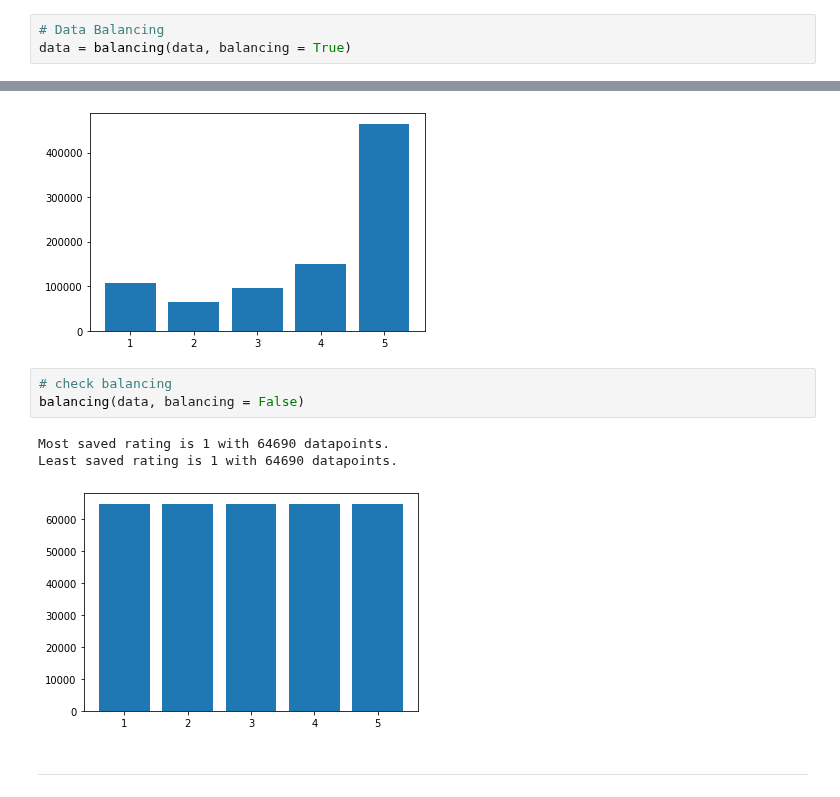
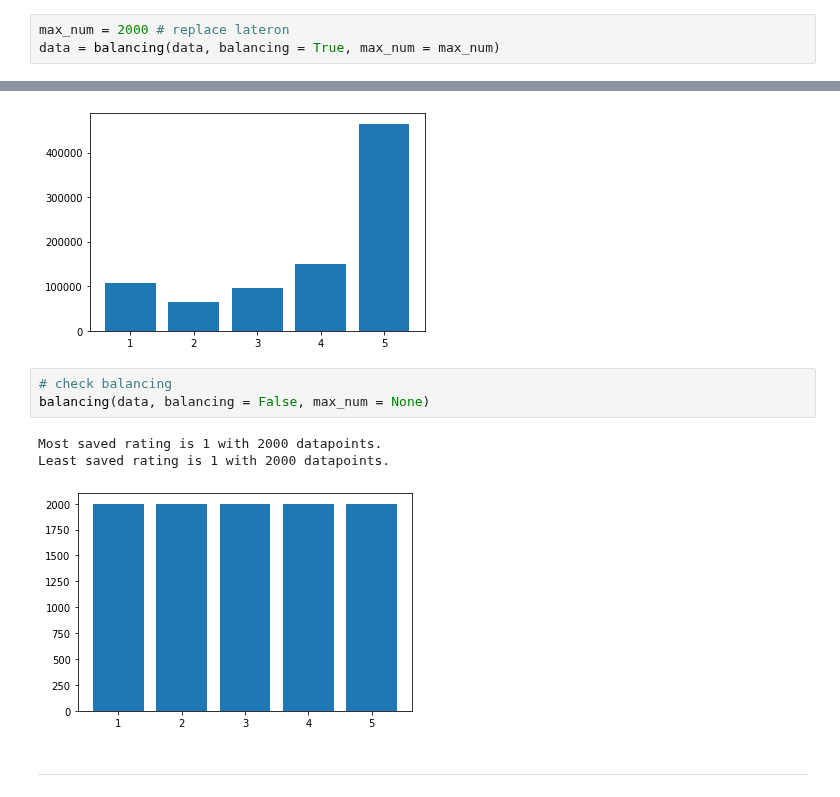
Before and after one commit to Phantomias3782/AmazonReviews, a Jupyter notebook: AmazonReviews_SentimentAnalysis.ipynb, the cells around one changed output, grey strips where cells are left out. Drawn from its saved outputs; the diff is of its cells as text.

```diff
--- a/AmazonReviews_SentimentAnalysis.ipynb
+++ b/AmazonReviews_SentimentAnalysis.ipynb
@@ -72,19 +77,19 @@ Data contains now 882403 datapoints.
 # %% [markdown]
 ## Balancing
 # %%
-# Data Balancing
-data = balancing(data, balancing = True)
+max_num = 2000 # replace lateron
+data = balancing(data, balancing = True, max_num = max_num)
 # %% [output]
 Most saved rating is 5 with 464591 datapoints.
 Least saved rating is 2 with 64690 datapoints.
 [figure]
 # %%
 # check balancing
-balancing(data, balancing = False)
+balancing(data, balancing = False, max_num = None)
 # %% [output]
-Most saved rating is 1 with 64690 datapoints.
-Least saved rating is 1 with 64690 datapoints.
+Most saved rating is 1 with 2000 datapoints.
+Least saved rating is 1 with 2000 datapoints.
-[figure, old version]
+[figure, new version]
 # %% [markdown]
 -------
 # %% [markdown]
```
Also changed, not shown: parts of 11 cells of this notebook.
